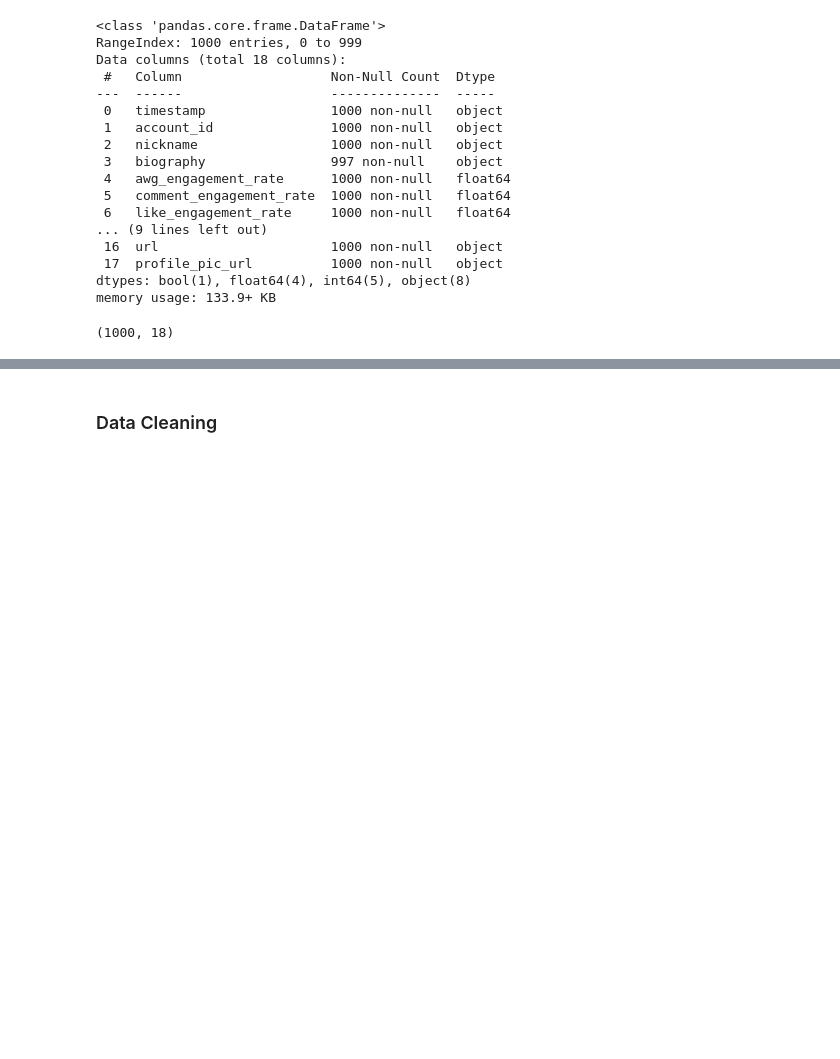
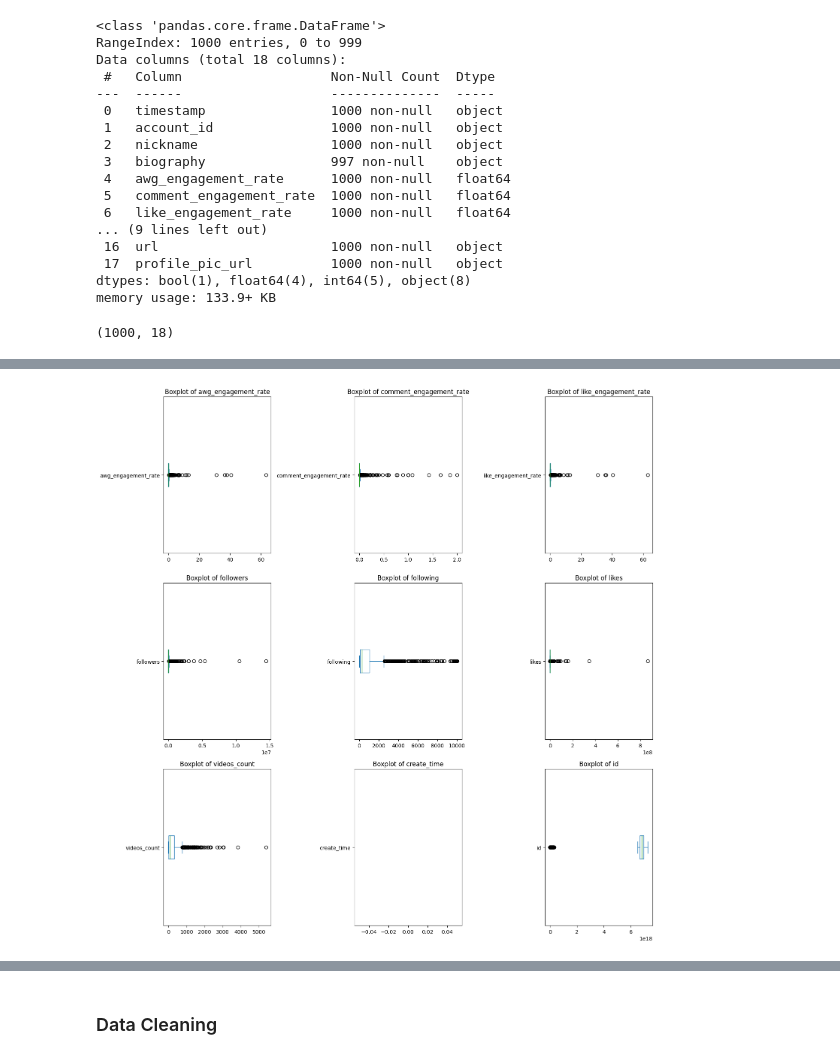
Before and after one commit to DiegoBoos/TitkTok-Influencer-Segmentation, a Jupyter notebook: notebooks/influencer_segmentation.ipynb, the cells around one changed output, grey strips where cells are left out. Drawn from its saved outputs; the diff is of its cells as text; code cells hidden in the pictures; blank space fills up the shorter version.

```diff
--- a/notebooks/influencer_segmentation.ipynb
+++ b/notebooks/influencer_segmentation.ipynb
@@ -44,0 +62,11 @@ memory usage: 133.9+ KB
+# %%
+### Box Plots
+plt.figure(figsize=(15, 5 * n_rows))
+for idx, col in enumerate(numeric_cols):
+    plt.subplot(n_rows, n_cols, idx + 1)
+    df[col].plot(kind='box', vert=False)
+    plt.title(f"Boxplot of {col}")
+plt.tight_layout()
+plt.show()
+# %% [output]
+[figure, added]
```
Also changed, not shown: parts of 18 cells of this notebook, 3 other files.
